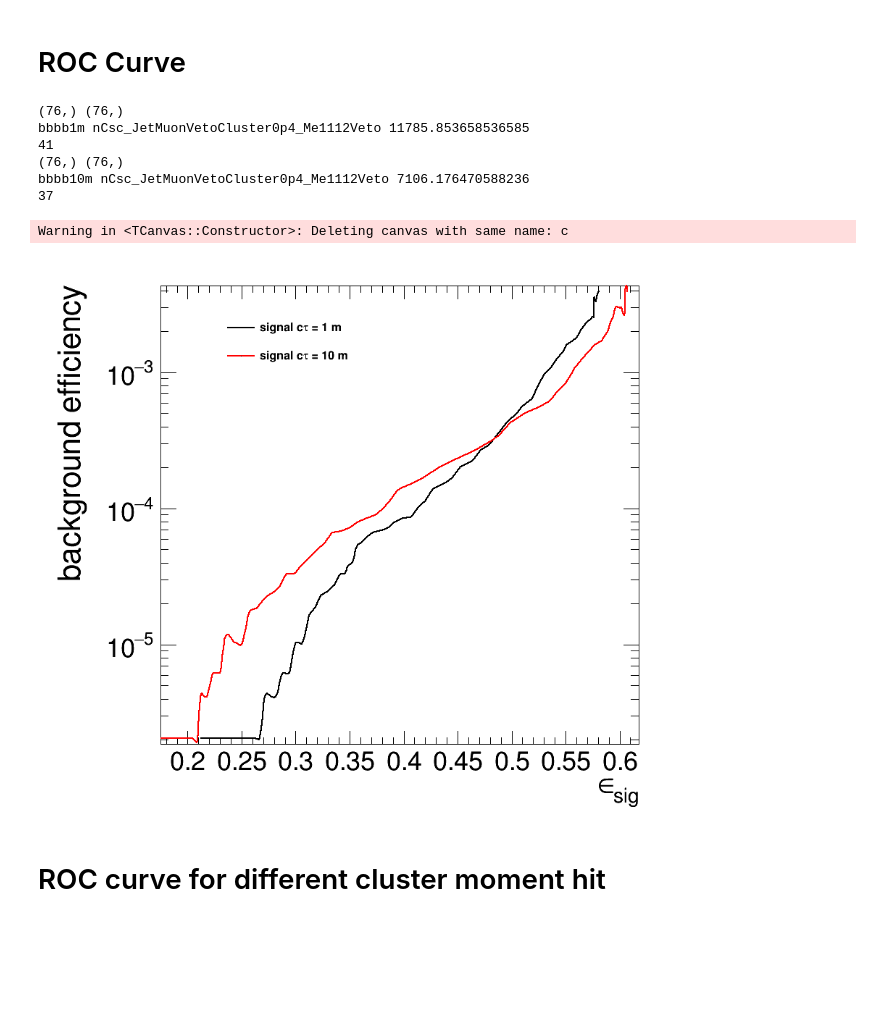
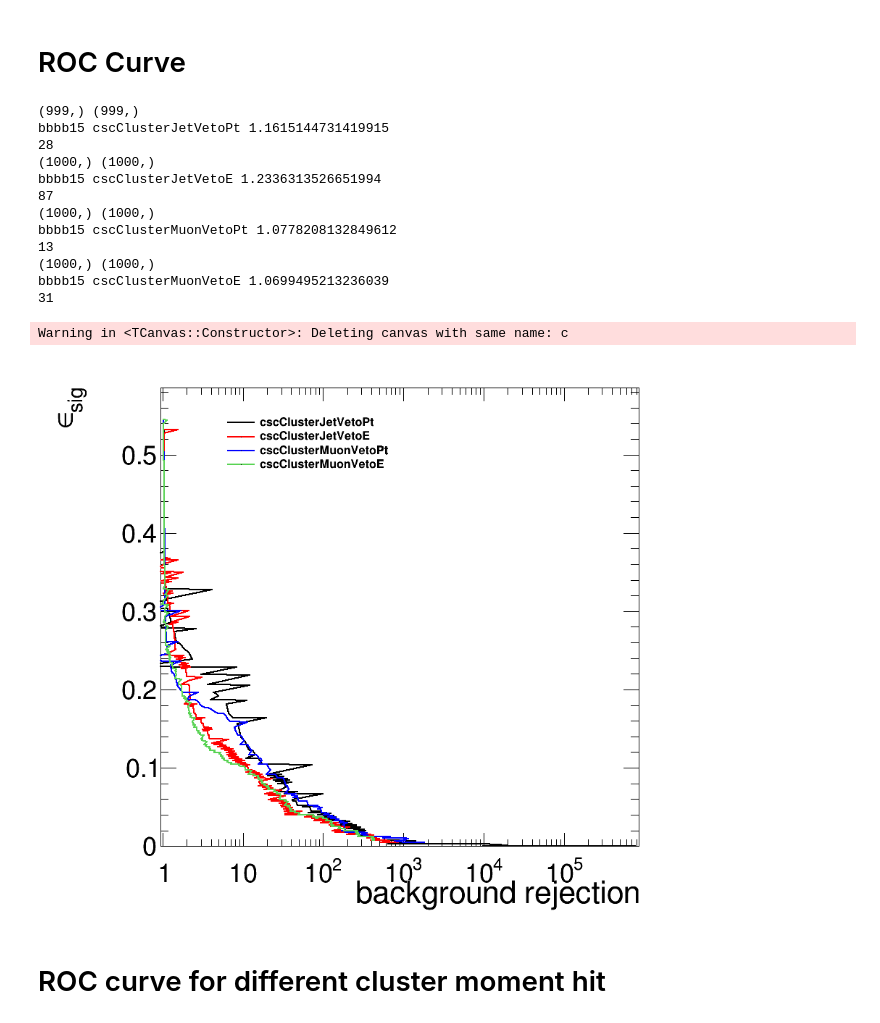
Before and after one commit to cms-lpc-llp/delayed_jet_analyzer, a Jupyter notebook: plot_scripts/MuonSystem_Analysis/MuonSystem_plots.ipynb, the cells around one changed output. Cells and saved outputs as stored; diff of their text form; code cells hidden in the pictures; blank space fills up the shorter version.

```diff
--- a/plot_scripts/MuonSystem_Analysis/MuonSystem_plots.ipynb
+++ b/plot_scripts/MuonSystem_Analysis/MuonSystem_plots.ipynb
@@ -889,7 +892,9 @@ var = [nCsc_JetMuonVetoCluster0p4_Me1112Veto, ]
 name =['nCsc_JetMuonVetoCluster0p4_Me1112Veto', ]
 label = ['jet & muon veto + ME11/12 veto', ]
 
-
+var = [cscClusterJetVetoPt, cscClusterJetVetoE, cscClusterMuonVetoPt,cscClusterMuonVetoE]
+name =['cscClusterJetVetoPt', 'cscClusterJetVetoE', 'cscClusterMuonVetoPt', 'cscClusterMuonVetoE', ]
+label = ['cscClusterJetVetoPt', 'cscClusterJetVetoE', 'cscClusterMuonVetoPt', 'cscClusterMuonVetoE', ]
 
 
 #calo vs. pf
@@ -918,23 +923,24 @@ label = ['jet & muon veto + ME11/12 veto', ]
 
 
 
-qcd_key = 'WJetsToLNu'
+qcd_key = 'DYJetsToLL'
 # sig_k = 'bbbb1m'
-thre = np.array(range(250))
-keys = ['bbbb1m','bbbb10m']
+thre = np.array(range(1000))
+keys = ['bbbb15']
 for j,sig_k in enumerate(keys):
     for i in range(len(var)):
         eff = {}
 
         for k in tree_bkg.keys():
-            v = var[i][k]
+            w = weight[k]+var[i][k]*0.0
+            w = w.flatten()
+            v = var[i][k].flatten()
             eff[k] = []
             for th in thre:
     #             if k == 'bbbb':
     #                 eff[k].append(1.0*np.sum(weight[k][v>th])/np.sum(weight[k]))
     #             else:
-#                 eff[k].append(1.0*np.sum(weight[k][v>th])/np.sum(weight[k]))
-                eff[k].append(1.0*len(weight[k][v>th])/len(weight[k]))
+                eff[k].append(1.0*np.sum(w[v>th])/np.sum(w))
 
 
 
@@ -946,47 +952,53 @@ for j,sig_k in enumerate(keys):
         eff[sig_k] = eff[sig_k][np.logical_not(eff[qcd_key] <= 0)]
         eff[qcd_key] = eff[qcd_key][np.logical_not(eff[qcd_key] <= 0)]
     #     print(eff[qcd_key])
         print(eff[qcd_key].shape, eff[sig_k].shape)
-        gr[name[i]+sig_k] = create_TGraph(eff[sig_k],eff[qcd_key],axis_title = ['#epsilon_{sig}','background efficiency'])
+#         gr[name[i]+sig_k] = create_TGraph(eff[sig_k],eff[qcd_key],axis_title = ['#epsilon_{sig}','background efficiency'])
 
 
-#         gr[name[i]+sig_k] = create_TGraph(np.reciprocal(eff[qcd_key]),eff[sig_k],axis_title = ['background rejection','#epsilon_{sig}'])
+        gr[name[i]+sig_k] = create_TGraph(np.reciprocal(eff[qcd_key]),eff[sig_k],axis_title = ['background rejection','#epsilon_{sig}'])
     #     gr[name[i]].SetLineColor(std_color_list[int(i/2)])
     #     gr[name[i]].SetLineStyle(std_color_list[i%2])
-        gr[name[i]+sig_k].SetLineColor(std_color_list[j])
+        gr[name[i]+sig_k].SetLineColor(std_color_list[i])
 #         gr[name[i]+sig_k].SetLineStyle(j+1)
         gr[name[i]+sig_k].SetLineWidth(2)
         gr[name[i]+sig_k].GetYaxis().SetTitleOffset(1.5)
 
-        gr[name[i]+sig_k].GetYaxis().SetRangeUser(0,1)
+        gr[name[i]+sig_k].GetYaxis().SetRangeUser(0,0.2)
     #     gr[name[i]].GetYaxis().SetRangeUser(0.0, 1.0)
     #         gr[name[i]].GetYaxis().SetRangeUser(1.0/np.max(eff['QCD']), 10000)
 
 
-        leg.AddEntry(gr[name[i]+sig_k],legend[sig_k])
+        leg.AddEntry(gr[name[i]+sig_k],label[i])
 
         gr[name[i]+sig_k].Draw('ac' if i+j==0 else 'c')
         c.SetLeftMargin(0.2)
         leg.Draw()
-        value = 0.4 #target signal efficiency
+        value = 0.3 #target signal efficiency
         ind = np.abs(eff[sig_k]-value).argmin()
     #     ind = 110
         print(sig_k,name[i],1.0/eff[qcd_key][ind])
     #         print(name[i],eff[sig_k][ind])
         print(thre[ind])
 
-c.SetLogy()
+c.SetLogx()
 c.Draw()
 # c.SaveAs('../plots/timing_studies/compare_timing_definition_ROC.png')
 # %% [output]
-(76,) (76,)
-bbbb1m nCsc_JetMuonVetoCluster0p4_Me1112Veto 11785.853658536585
-41
-(76,) (76,)
-bbbb10m nCsc_JetMuonVetoCluster0p4_Me1112Veto 7106.176470588236
-37
+(999,) (999,)
+bbbb15 cscClusterJetVetoPt 1.1615144731419915
+28
+(1000,) (1000,)
+bbbb15 cscClusterJetVetoE 1.2336313526651994
+87
+(1000,) (1000,)
+bbbb15 cscClusterMuonVetoPt 1.0778208132849612
+13
+(1000,) (1000,)
+bbbb15 cscClusterMuonVetoE 1.0699495213236039
+31
 Warning in <TCanvas::Constructor>: Deleting canvas with same name: c
-[figure, old version]
+[figure, new version]
 # %% [markdown]
 # ROC curve for different cluster moment hit
 # %%
```
Also changed, not shown: parts of 13 cells of this notebook, 4 other files.
